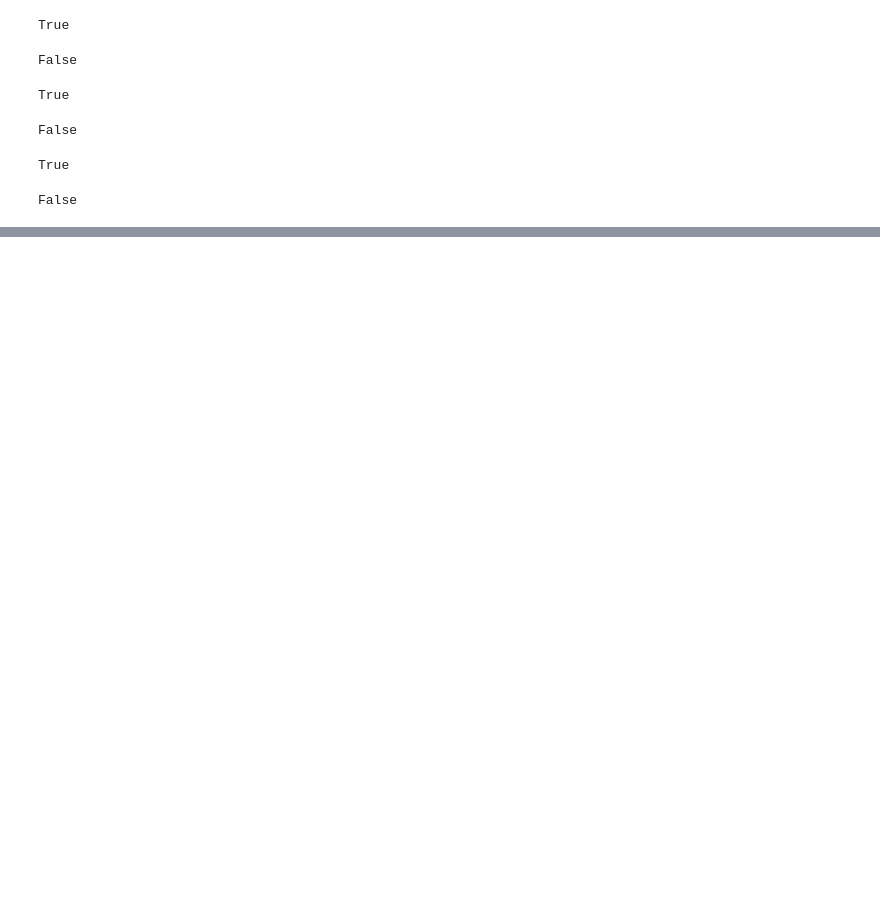
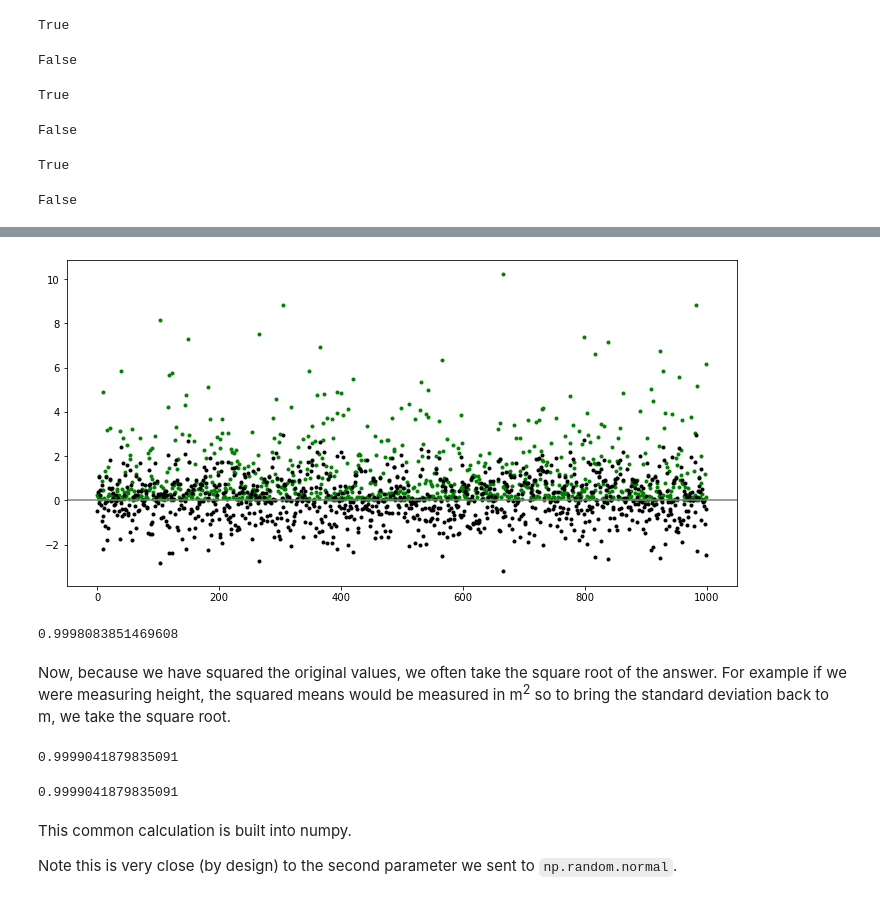
Before and after one commit to BreeTree/cow-way, a Jupyter notebook: Topic-03-notebook-BH.ipynb, the cells around one changed output, grey strips where cells are left out. Drawn from its saved outputs; the diff is of its cells as text; code cells hidden in the pictures; blank space fills up the shorter version.

```diff
--- a/Topic-03-notebook-BH.ipynb
+++ b/Topic-03-notebook-BH.ipynb
@@ -63,0 +319,37 @@ Doctors can tend to interpret the information gained during a patient consultati
+# %%
+# Create a plot.
+fig, ax = plt.subplots(figsize=(12, 6))
+
+# Plot the squared zeroed array, each value spaced out evenly along the x axis.
+# Note the x axis is just the position of the value in the zeroed array.
+ax.plot(range(len(zeroed)), np.square(zeroed), color='green', marker='.', linestyle='none')
+
+# Plot the zeroed array, each value spaced out evenly along the x axis.
+# Note the x axis is just the position of the value in the zeroed array.
+ax.plot(range(len(zeroed)), zeroed, 'k.')
+
+# Plot the y=0 line.
+ax.axhline(y=0.0, color='grey', linestyle='-');
+# %% [output]
+[figure, added]
+# %%
+# Calculate the average squared result.
+np.mean(np.square(zeroed))
+# %% [output]
+0.9998083851469608
+# %% [markdown]
+Now, because we have squared the original values, we often take the square root of the answer. For example if we were measuring height, the squared means would be measured in m<sup>2</sup> so to bring the standard deviation back to m, we take the square root.
+# %%
+# Calculate the square root of the average squared result.
+np.sqrt(np.mean(np.square(zeroed)))
+# %% [output]
+0.9999041879835091
+# %%
+# The full calculation using the original array.
+np.sqrt(np.mean(np.square(x - np.mean(x))))
+# %% [output]
+0.9999041879835091
+# %% [markdown]
+This common calculation is built into numpy.
+
+Note this is very close (by design) to the second parameter we sent to `np.random.normal`.
```
Also changed, not shown: parts of 48 cells of this notebook.
